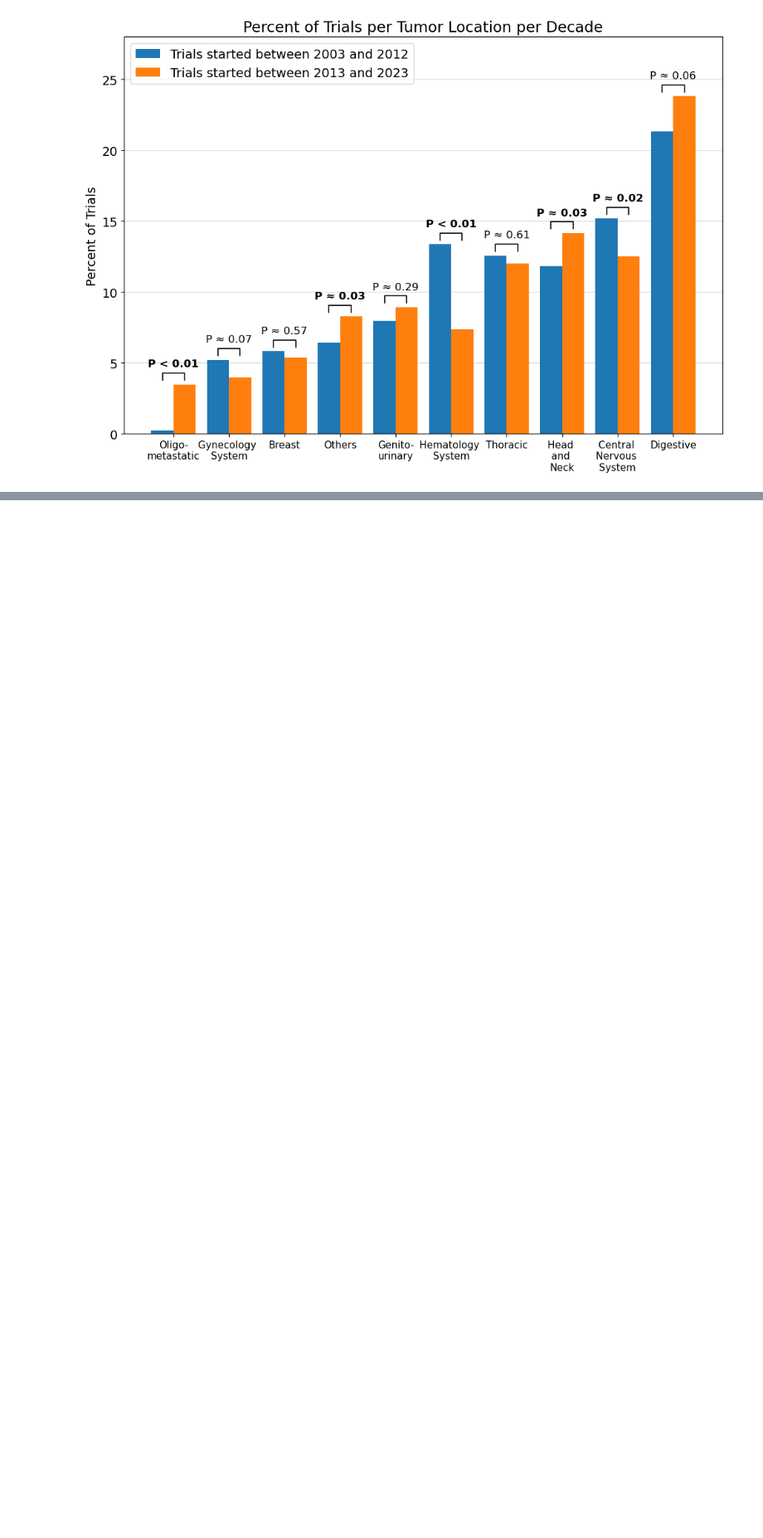
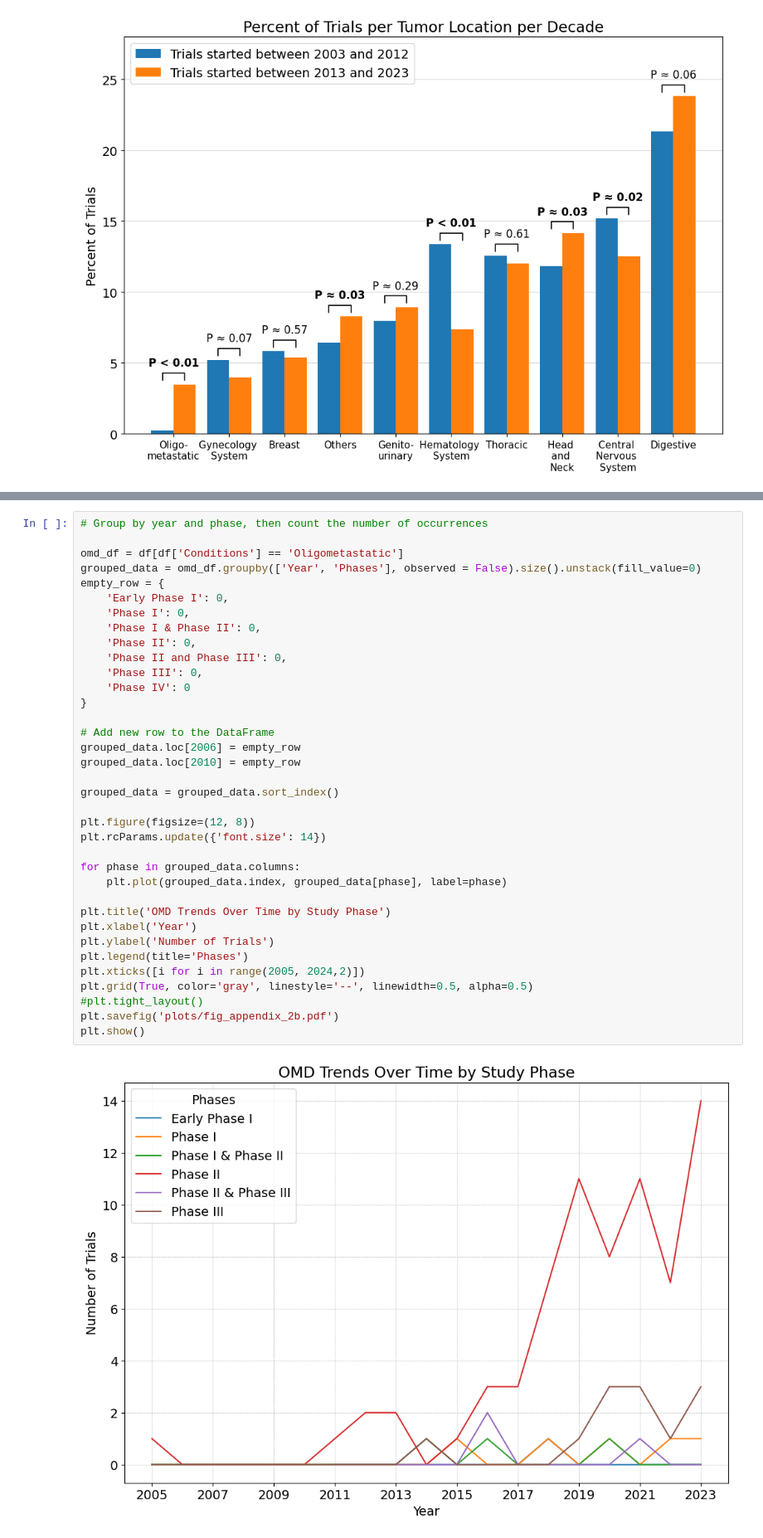
Before and after one commit to maksymfritsak/Clinical_Trials_Analysis_ClinicalTrials.Gov_Database, a Jupyter notebook: Data Analysis.ipynb, the cells around one changed output, grey strips where cells are left out. Shown at 83% size. Cells and saved outputs as stored; diff of their text form; blank space fills up the shorter version.

```diff
--- a/Data Analysis.ipynb
+++ b/Data Analysis.ipynb
@@ -652,0 +565,38 @@ Study Status Group: P-value: < 0.01
+# %%
+# Group by year and phase, then count the number of occurrences
+
+omd_df = df[df['Conditions'] == 'Oligometastatic']
+grouped_data = omd_df.groupby(['Year', 'Phases'], observed = False).size().unstack(fill_value=0)
+empty_row = {
+    'Early Phase I': 0,
+    'Phase I': 0,
+    'Phase I & Phase II': 0,
+    'Phase II': 0,
+    'Phase II and Phase III': 0,
+    'Phase III': 0,
+    'Phase IV': 0
+}
+
+# Add new row to the DataFrame
+grouped_data.loc[2006] = empty_row
+grouped_data.loc[2010] = empty_row
+
+grouped_data = grouped_data.sort_index()
+
+plt.figure(figsize=(12, 8))
+plt.rcParams.update({'font.size': 14})
+
+for phase in grouped_data.columns:
+    plt.plot(grouped_data.index, grouped_data[phase], label=phase)
+
+plt.title('OMD Trends Over Time by Study Phase')
+plt.xlabel('Year')
+plt.ylabel('Number of Trials')
+plt.legend(title='Phases')
+plt.xticks([i for i in range(2005, 2024,2)])
+plt.grid(True, color='gray', linestyle='--', linewidth=0.5, alpha=0.5)
+#plt.tight_layout()
+plt.savefig('plots/fig_appendix_2b.pdf')
+plt.show()
+# %% [output]
+[figure, added]
```
Also changed, not shown: parts of 25 cells of this notebook, 14 other files.
